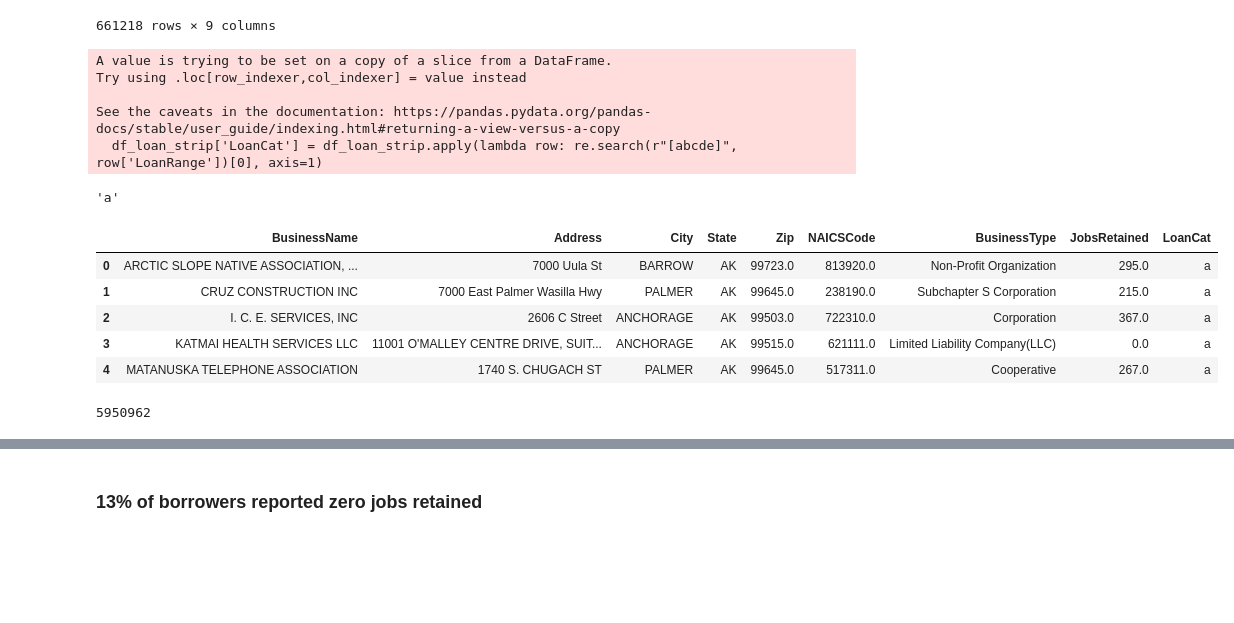
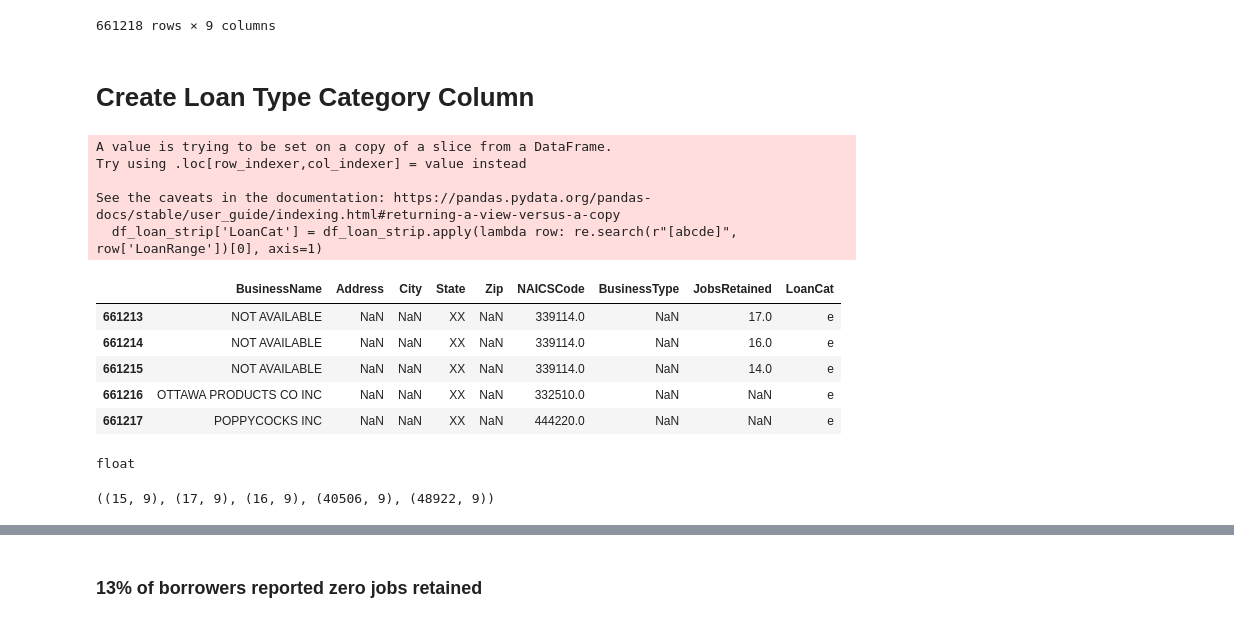
Before and after one commit to nbsmiz/ppp, a Jupyter notebook: data_explore.ipynb, the cells around one changed output, grey strips where cells are left out. Cells and saved outputs as stored; diff of their text form; code cells hidden in the pictures; blank space fills up the shorter version.

Commit message:
getting addresses

```diff
--- a/data_explore.ipynb
+++ b/data_explore.ipynb
@@ -83,3 +82,5 @@ import re
+# %% [markdown]
+# Create Loan Type Category Column
 # %%
 df_loan_strip['LoanCat'] = df_loan_strip.apply(lambda row: re.search(r"[abcde]", row['LoanRange'])[0], axis=1)
 # %% [output]
@@ -88,22 +89,18 @@ Try using .loc[row_indexer,col_indexer] = value instead
 
 See the caveats in the documentation: https://pandas.pydata.org/pandas-docs/stable/user_guide/indexing.html#returning-a-view-versus-a-copy
   df_loan_strip['LoanCat'] = df_loan_strip.apply(lambda row: re.search(r"[abcde]", row['LoanRange'])[0], axis=1)
-# %%
-re.search(r"[abcde]", df_loan.iloc[0]['LoanRange'])[0]
-# %% [output]
-'a'
 # %%
 del df_loan_strip['LoanRange']
 # %%
-df_loan_strip.head()
+df_loan_strip.tail()
 # %% [output]
 |  | BusinessName | Address | City | State | Zip | NAICSCode | BusinessType | JobsRetained | LoanCat |
-| 0 | ARCTIC SLOPE NATIVE ASSOCIATION, ... | 7000 Uula St | BARROW | AK | 99723.0 | 813920.0 | Non-Profit Organization | 295.0 | a |
-| 1 | CRUZ CONSTRUCTION INC | 7000 East Palmer Wasilla Hwy | PALMER | AK | 99645.0 | 238190.0 | Subchapter S Corporation | 215.0 | a |
-| 2 | I. C. E. SERVICES, INC | 2606 C Street | ANCHORAGE | AK | 99503.0 | 722310.0 | Corporation | 367.0 | a |
-| 3 | KATMAI HEALTH SERVICES LLC | 11001 O'MALLEY CENTRE DRIVE, SUIT... | ANCHORAGE | AK | 99515.0 | 621111.0 | Limited Liability Company(LLC) | 0.0 | a |
-| 4 | MATANUSKA TELEPHONE ASSOCIATION | 1740 S. CHUGACH ST | PALMER | AK | 99645.0 | 517311.0 | Cooperative | 267.0 | a |
+| 661213 | NOT AVAILABLE | NaN | NaN | XX | NaN | 339114.0 | NaN | 17.0 | e |
+| 661214 | NOT AVAILABLE | NaN | NaN | XX | NaN | 339114.0 | NaN | 16.0 | e |
+| 661215 | NOT AVAILABLE | NaN | NaN | XX | NaN | 339114.0 | NaN | 14.0 | e |
+| 661216 | OTTAWA PRODUCTS CO INC | NaN | NaN | XX | NaN | 332510.0 | NaN | NaN | e |
+| 661217 | POPPYCOCKS INC | NaN | NaN | XX | NaN | 444220.0 | NaN | NaN | e |
-# %%
-df_loan_strip.size
-# %% [output]
-5950962
+# %%
+type(df_loan_strip.iloc[661217].Address)
+# %% [output]
+float
@@ -110,2 +113,6 @@ df_loan_strip.size
+# %%
+na_city.shape, na_addr.shape, na_zip.shape, na_jobs.shape, zero_jobs.shape
+# %% [output]
+((15, 9), (17, 9), (16, 9), (40506, 9), (48922, 9))
 # %%
 loan_type_list = ['a', 'b', 'c', 'd', 'e']
```
Also changed, not shown: parts of 13 cells of this notebook.
